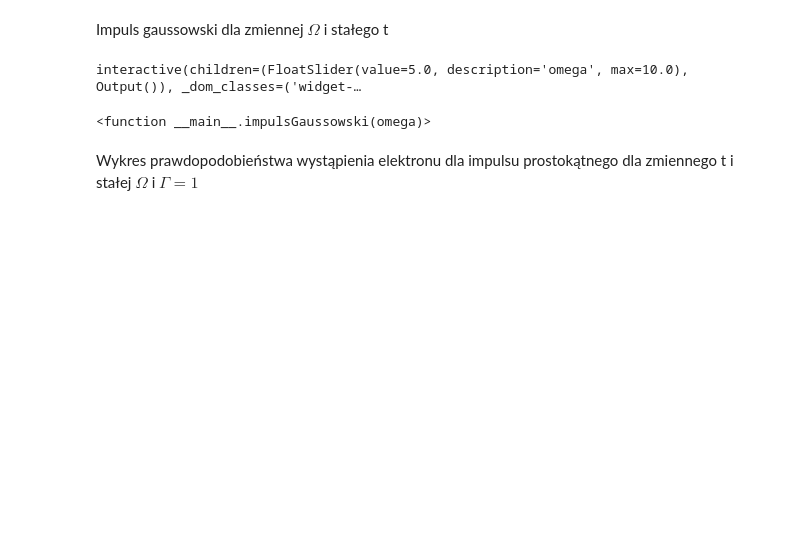
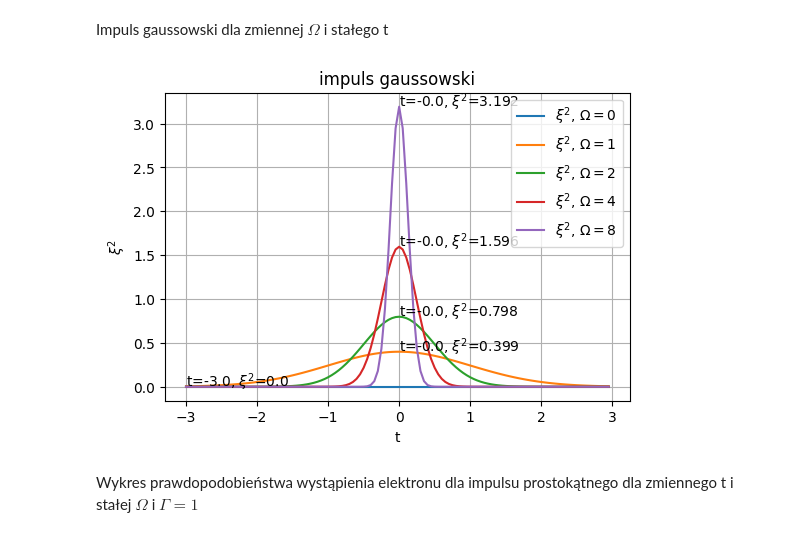
Before and after one commit to Kubabob/pracownia_rotacyjna, a Jupyter notebook: impulsy.ipynb, the cells around one changed output. Saved outputs shown, nothing was run; the diff lists cells and outputs as text; code cells hidden in the pictures; blank space fills up the shorter version.

```diff
--- a/impulsy.ipynb
+++ b/impulsy.ipynb
@@ -39,23 +44,27 @@ interactive(children=(FloatSlider(value=5.0, description='omega', max=10.0), Out
 # %% [markdown]
 Impuls gaussowski dla zmiennej $\Omega$ i stałego t
 # %%
-t_space = np.arange(-5,5,0.05)
+t_space = np.arange(-3,3,0.05)
 
 
-def impulsGaussowski(omega):
-    y = ((omega**2)/(2*np.pi))**(1/2) * np.e**((-(omega**2 * t_space**2))/2)
+def impulsGaussowski(omega_list: list):
     plt.figure(figsize=(6,4))
-    plt.plot(t_space, y, label=r'$\xi^2$, $\Omega={}$'.format(round(omega,2)))
-    tmax = t_space[np.argmax(y)]
-    ymax = y.max()
+    for omega in omega_list:
+        y = ((omega**2)/(2*np.pi))**(1/2) * np.e**((-(omega**2 * t_space**2))/2)
+        plt.plot(t_space, y, label=r'$\xi^2$, $\Omega={}$'.format(round(omega,2)))
+        tmax = t_space[np.argmax(y)]
+        ymax = y.max()
+        plt.annotate(r't={}, $\xi^2$={}'.format(round(tmax,3), round(ymax,3)), xy=(tmax,ymax))
     plt.grid()
     plt.legend()
-    plt.annotate(f't={round(tmax,3)}, y={round(ymax,3)}', xy=(tmax,ymax))
+    plt.xlabel('t')
+    plt.ylabel(r'$\xi^2$')
+    plt.title('impuls gaussowski')
     plt.show()
 
-interact(impulsGaussowski, omega=(0,10,0.1))
+#interact(impulsGaussowski, omega=(0,10,0.1))
+impulsGaussowski([0, 1, 2, 4, 8])
 # %% [output]
-interactive(children=(FloatSlider(value=5.0, description='omega', max=10.0), Output()), _dom_classes=('widget-…
-<function __main__.impulsGaussowski(omega)>
+[figure, added]
 # %% [markdown]
 Wykres prawdopodobieństwa wystąpienia elektronu dla impulsu prostokątnego dla zmiennego t i stałej $\Omega$ i $\Gamma=1$
```
Also changed, not shown: parts of 12 cells of this notebook.
